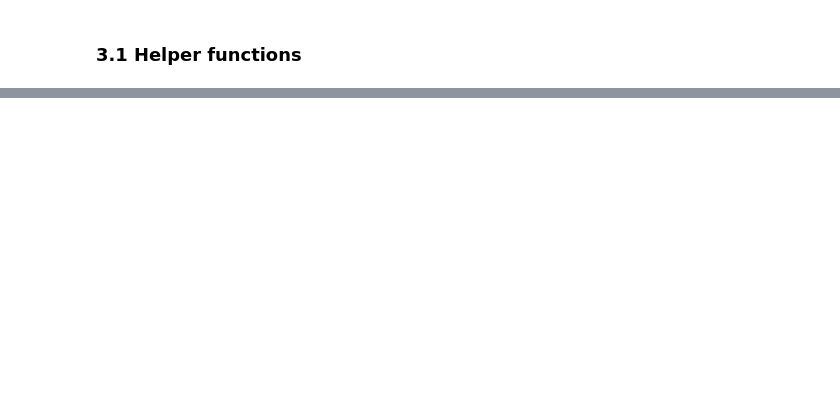
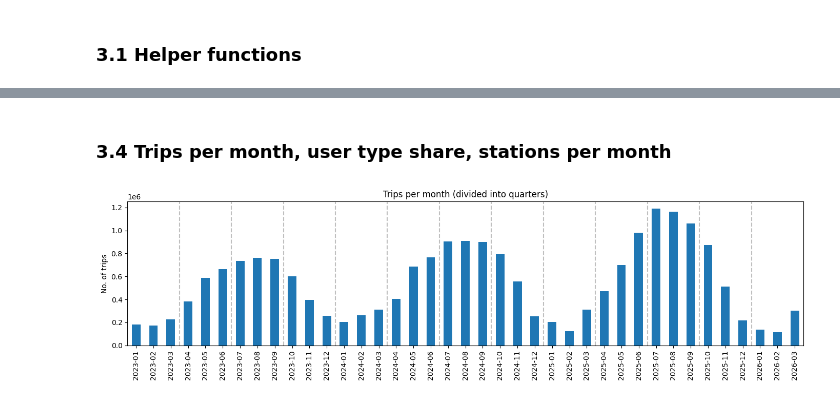
Before and after one commit to karquiza/bikeshare-toronto-demand, a Jupyter notebook: notebooks/M3_Report.ipynb, the cells around one changed output, grey strips where cells are left out. Cells and saved outputs as stored; diff of their text form; code cells hidden in the pictures; blank space fills up the shorter version.

```diff
--- a/notebooks/M3_Report.ipynb
+++ b/notebooks/M3_Report.ipynb
@@ -550,0 +663,12 @@ def profile_month(df, year, month):
+# %% [markdown]
+### 3.4 Trips per month, user type share, stations per month
+# %%
+# Trips per month across all years.
+ax = profile.plot(x="year_month", y="rows", kind="bar", figsize=(14, 4), legend=False)
+for i, ym in enumerate(profile["year_month"]):
+    if ym.endswith(("-01", "-04", "-07", "-10")):
+        ax.axvline(i - 0.5, color="grey", linestyle="--", alpha=0.5)
+ax.set_ylabel("No. of trips"); ax.set_xlabel(""); ax.set_title("Trips per month (divided into quarters)")
+plt.tight_layout(); plt.show()
+# %% [output]
+[figure, added]
```
Also changed, not shown: parts of 22 cells of this notebook.
